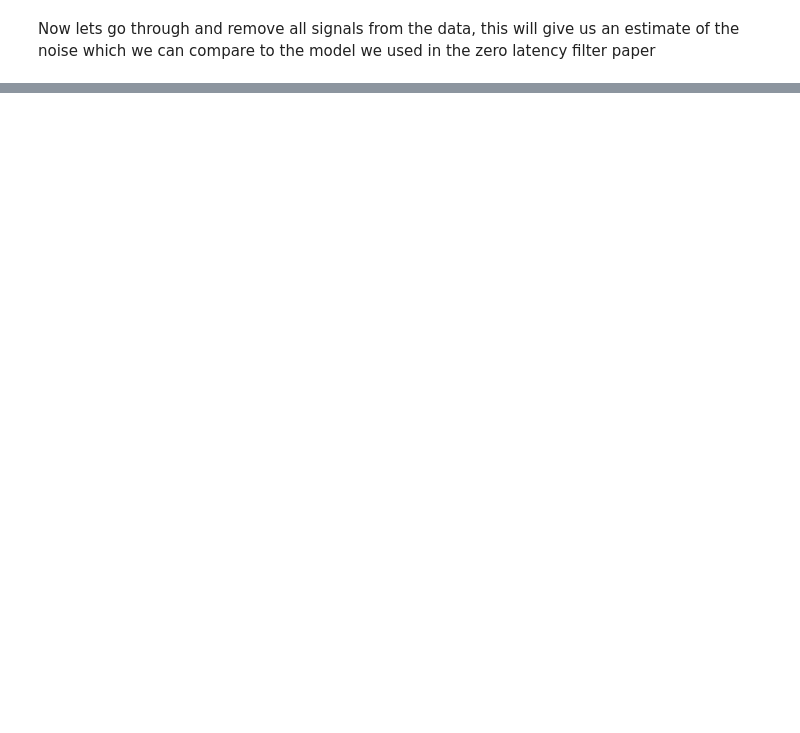
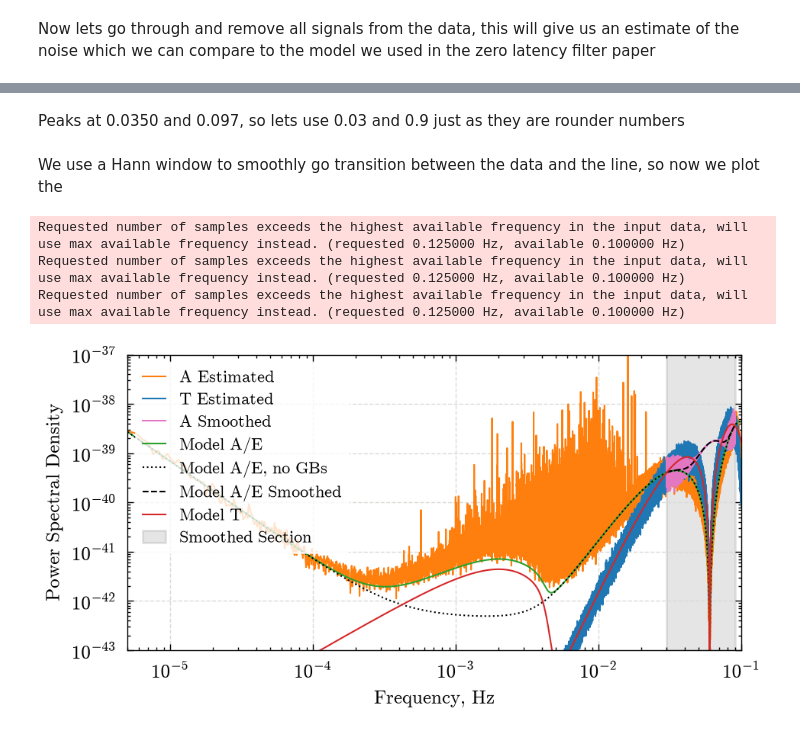
Before and after one commit to icg-gravwaves/lisa_premerger_sangria, a Jupyter notebook: estimate_psds/estimate_psds.ipynb, the cells around one changed output, grey strips where cells are left out. Drawn from its saved outputs; the diff is of its cells as text; code cells hidden in the pictures; blank space fills up the shorter version.

```diff
--- a/estimate_psds/estimate_psds.ipynb
+++ b/estimate_psds/estimate_psds.ipynb
@@ -452,0 +150,64 @@ ax.grid(zorder=-100)
+# %% [markdown]
+Peaks at 0.0350 and 0.097, so lets use 0.03 and 0.9 just as they are rounder numbers
+# %% [markdown]
+We use a Hann window to smoothly go transition between the data and the line, so now we plot the
+# %%
+# smoothed versions of the PSDs
+A_psd_smoothed = from_txt('A_sangria_hm_SMOOTHED_PSD.txt', flen, delta_f, delta_f, is_asd_file=False)
+E_psd_smoothed = from_txt('E_sangria_hm_SMOOTHED_PSD.txt', flen, delta_f, delta_f, is_asd_file=False)
+
+model_ae_smoothed = from_txt('model_AE_SMOOTHED_PSD.txt', flen, delta_f, delta_f, is_asd_file=False)
+# %% [output]
+Requested number of samples exceeds the highest available frequency in the input data, will use max available frequency instead. (requested 0.125000 Hz, available 0.100000 Hz)
+Requested number of samples exceeds the highest available frequency in the input data, will use max available frequency instead. (requested 0.125000 Hz, available 0.100000 Hz)
+Requested number of samples exceeds the highest available frequency in the input data, will use max available frequency instead. (requested 0.125000 Hz, available 0.100000 Hz)
+# %%
+cycle = plt.rcParams['axes.prop_cycle'].by_key()['color']
+width = plt.rcParams["figure.figsize"][0] * 1.5
+height = plt.rcParams["figure.figsize"][1] * 1.25
+# Lets plot the PSDs to compare them:
+fig, ax = plt.subplots(1, figsize=(width, height))
+
+lines_to_plot = (
+    (A_psd, 'A Estimated', 'tab:orange', '-', 1, None, None),
+    (T_psd, 'T Estimated', 'tab:blue', '-', 1, None, None),
+    (A_psd_smoothed, 'A Smoothed', 'tab:pink', '-', 1, 0.03, 0.09),
+    (sangria_model_ae_withgb, 'Model A/E', 'tab:green', '-', 1, None, None),
+    (sangria_model_ae_nogb, 'Model A/E, no GBs', 'k', ':', 1, None, None),
+    (model_ae_smoothed, 'Model A/E Smoothed', 'k', '--', 1, 0.03, 0.09),
+    (sangria_model_t_withgb, 'Model T', 'tab:red', '-', 1, None, None),
+)
+
+for (psd, label, color, linestyle, alpha, freqmin, freqmax) in lines_to_plot:
+    if freqmin is not None:
+        idx_min = np.argmin(abs(psd.sample_frequencies - freqmin))
+    else:
+        idx_min = None
+    if freqmax is not None:
+        idx_max = np.argmin(abs(psd.sample_frequencies - freqmax))
+    else:
+        idx_max = None
+    ax.loglog(
+        psd.sample_frequencies[idx_min:idx_max],
+        psd[idx_min:idx_max],
+        label=label,
+        color=color,
+        linestyle=linestyle,
+        alpha=alpha,
+        rasterized=True
+    )
+
+ax.axvspan(
+    0.03, 0.09,
+    color='gray', zorder=-100, label='Smoothed Section', alpha=0.2
+)
+
+
+ax.set_ylabel("Power Spectral Density")
+ax.set_xlabel("Frequency, Hz")
+ax.legend(loc='upper left')
+ax.set_ylim([1e-43, 1e-37])
+ax.set_xlim([5e-6, 1e-1])
+ax.grid(zorder=-100)
+# %% [output]
+[figure, added]
```
Also changed, not shown: parts of 27 cells of this notebook, 21 other files.
